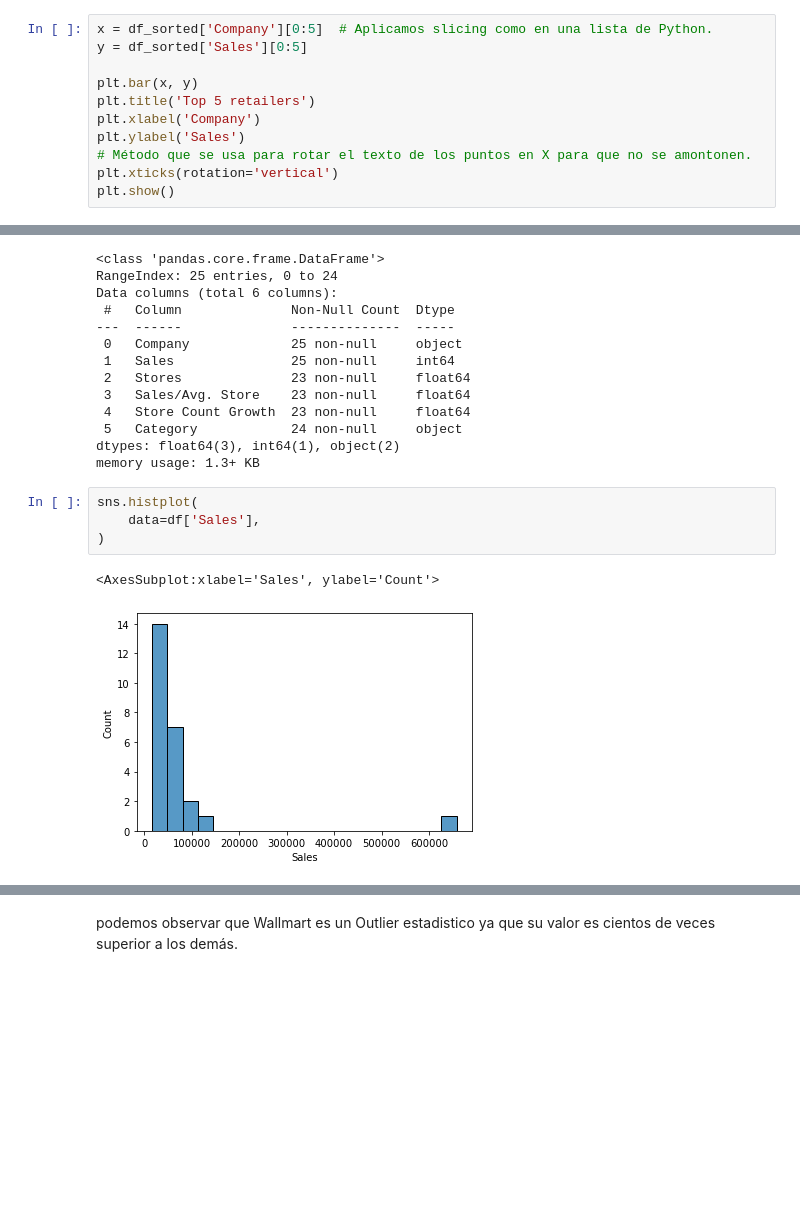
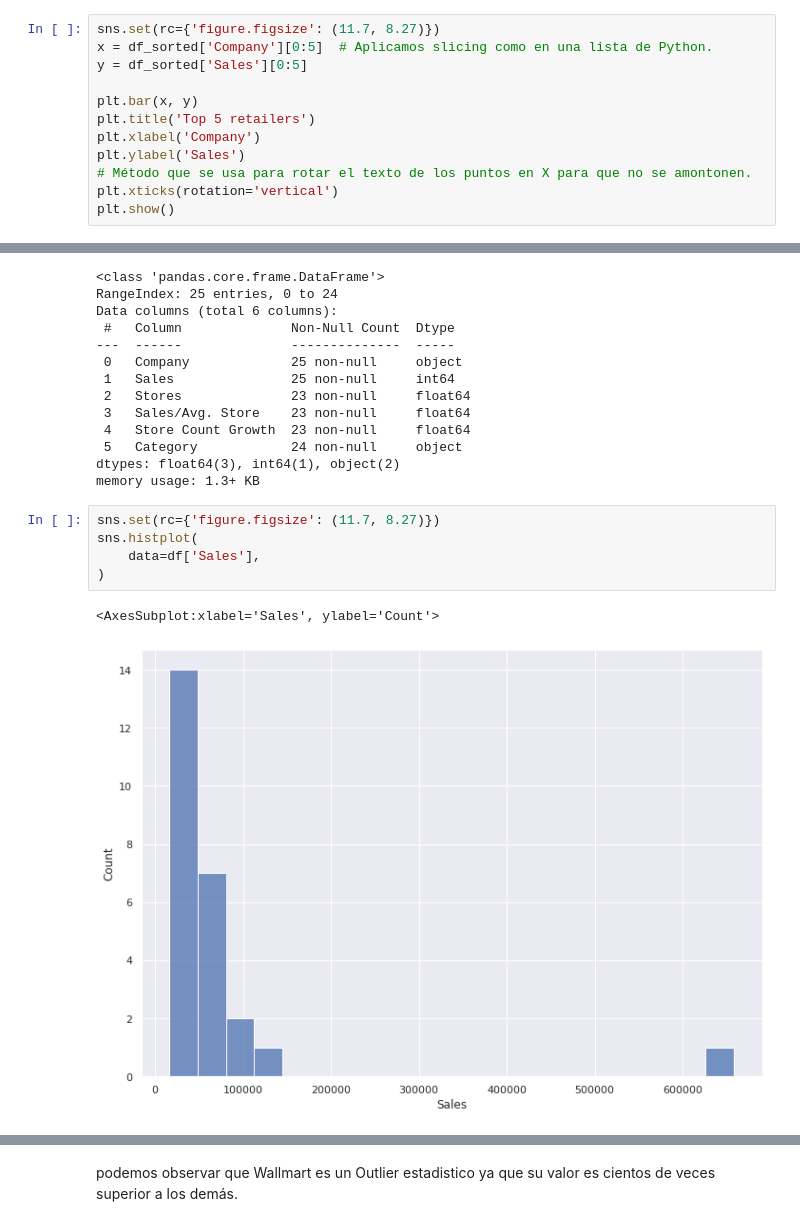
Before and after one commit to LuisReyes98/platzi-datacademy-proyecto, a Jupyter notebook: proyecto_datacademy.ipynb, the cells around one changed output, grey strips where cells are left out. Cells and saved outputs as stored; diff of their text form; blank space fills up the shorter version.

```diff
--- a/proyecto_datacademy.ipynb
+++ b/proyecto_datacademy.ipynb
@@ -45,6 +45,7 @@ df_sorted
 b) Comparte insights con visualizaciones
 Con ayuda de Matplotlib o Seaborn crea las gráficas que necesites para dar a conocer tu resultado e incluso enriquecerlo.
 # %%
+sns.set(rc={'figure.figsize': (11.7, 8.27)})
 x = df_sorted['Company'][0:5]  # Aplicamos slicing como en una lista de Python.
 y = df_sorted['Sales'][0:5]
 
@@ -92,10 +93,11 @@ Data columns (total 6 columns):
 dtypes: float64(3), int64(1), object(2)
 memory usage: 1.3+ KB
 # %%
+sns.set(rc={'figure.figsize': (11.7, 8.27)})
 sns.histplot(
     data=df['Sales'],
 )
 # %% [output]
 <AxesSubplot:xlabel='Sales', ylabel='Count'>
-[figure, old version]
+[figure, new version]
 # %%
```
Also changed, not shown: parts of 26 cells of this notebook, 1 other file.
